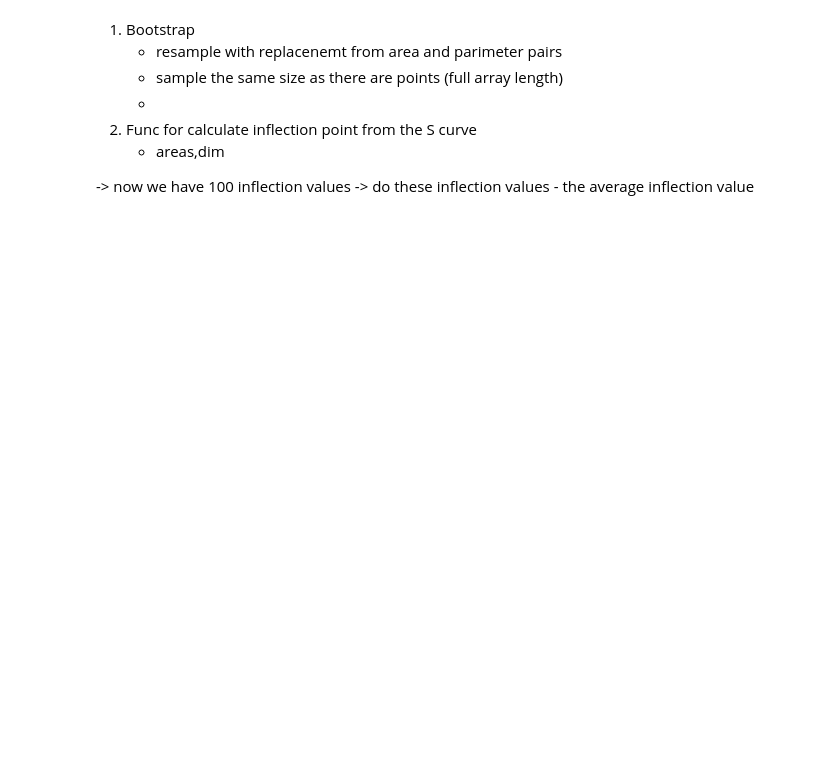
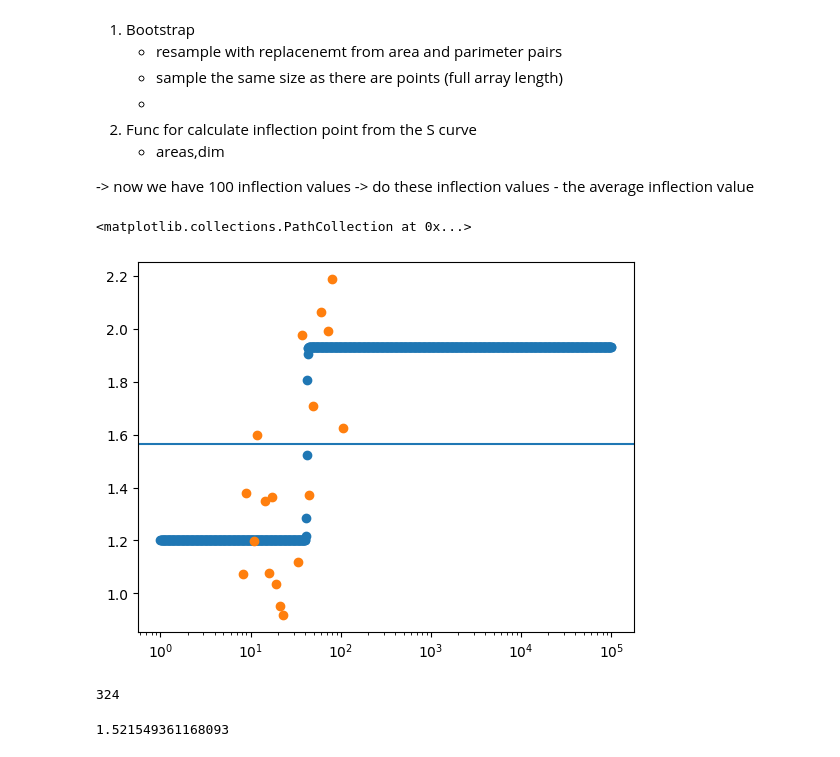
Before and after one commit to PaulHosek/ComplexSystemSimulation, a Jupyter notebook: experiment.ipynb, the cells around one changed output. Cells and saved outputs as stored; diff of their text form; code cells hidden in the pictures; blank space fills up the shorter version.

```diff
--- a/experiment.ipynb
+++ b/experiment.ipynb
@@ -33,7 +54,5 @@ areas_norm, perimeters_norm = evaluation.perim_area(np.where(h_norm>0, -1, 1), p
 # %%
-def fractal_dim(ponds, pond_val=-1, ice_val=1, bins=50, min_area=0):
-    # get areas and perimeters
-    areas, perimeters = perim_area(ponds, pond_val=pond_val, ice_val=ice_val)
+def fractal_dim_from_ap(areas, perimeters, bins = 50, min_area=0):
 
     # sort arrays
     areas, perimeters = zip(*sorted(zip(areas, perimeters)))
@@ -48,9 +67,12 @@ def fractal_dim(ponds, pond_val=-1, ice_val=1, bins=50, min_area=0):
         # Perform curve fitting
         fit_params, pcov = curve_fit(integral_D, np.log10(areas), np.log10(perimeters), p0=None)
 
+        plot_areas = 10**np.linspace(0,5,1000)
         # calculate the expected values
-        y_expect = D(np.log10(areas), *fit_params[:4])
+        y_expect = D(np.log10(plot_areas), *fit_params[:4])
+
     except:  # RuntimeError:
+        print("has entered")
         return np.array([]), np.array([]), np.array([]), np.array([]), np.array([])
 
     if len(areas > 7):
@@ -60,7 +82,7 @@ def fractal_dim(ponds, pond_val=-1, ice_val=1, bins=50, min_area=0):
                         np.log(areas[i + 3]) - np.log(areas[i - 3]))
             Dims.append(dim)
 
-        return areas, y_expect, pcov, areas[3:-3], np.array(Dims)
-
+        return plot_areas, y_expect, pcov, areas[3:-3], np.array(Dims)
     else:
+        print("has entered 2")
         return areas, y_expect, pcov, np.array([]), np.array([])
@@ -66,0 +110,2 @@ def fractal_dim(ponds, pond_val=-1, ice_val=1, bins=50, min_area=0):
+# %%
+areas_bootstrap, perimeters_bootstrap = bootstrapping(ponds,-1,1, 100)
@@ -66,0 +116,23 @@ def fractal_dim(ponds, pond_val=-1, ice_val=1, bins=50, min_area=0):
+# %%
+# Get the S curve for each bootstrapping area
+areas_dim, dimensions, _, areas_scatter, dimensions_scatter= fractal_dim_from_ap(areas_bootstrap[40],perimeters_bootstrap[40], 50, 0)
+
+# Calculate the inflexion point
+#inflection_x, inflection_y = calculate_inflection_points(areas_dim,dimensions)
+
+# Plot the curve + inflaxion point
+plt.axhline((np.max(dimensions) + np.min(dimensions))/2)
+plt.scatter(areas_dim, dimensions)
+plt.xscale("log")
+plt.scatter(areas_scatter, dimensions_scatter)
+# %% [output]
+<matplotlib.collections.PathCollection at 0x...>
+[figure, added]
+# %%
+print(find_closest_index(dimensions, (np.max(dimensions) + np.min(dimensions))/2))
+# %% [output]
+324
+# %%
+print(dimensions[324])
+# %% [output]
+1.521549361168093
```
Also changed, not shown: parts of 7 cells of this notebook.
